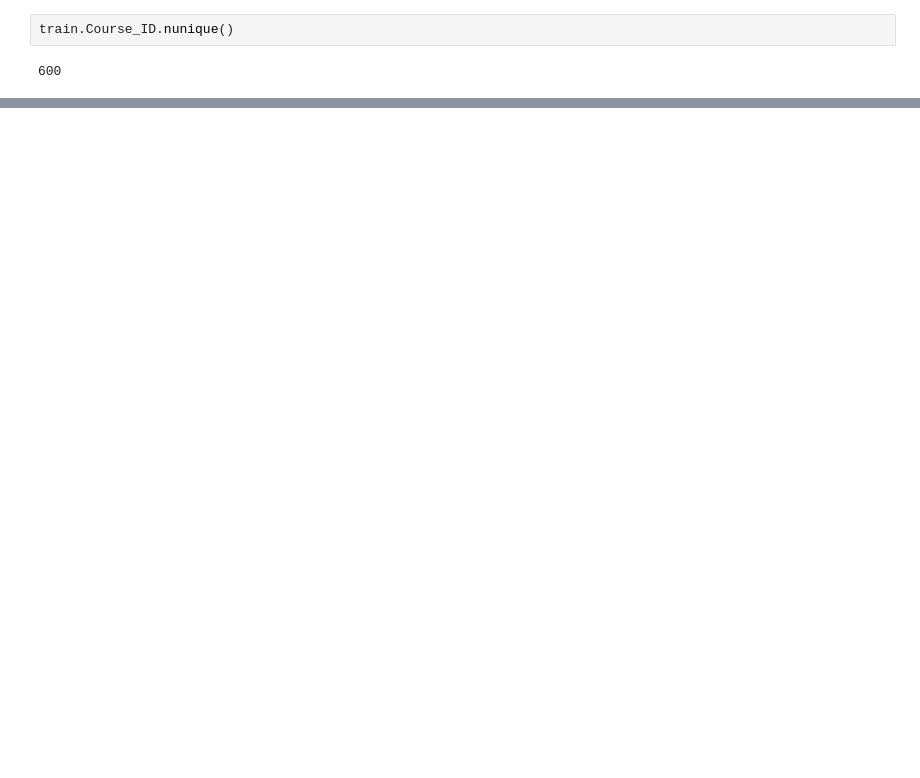
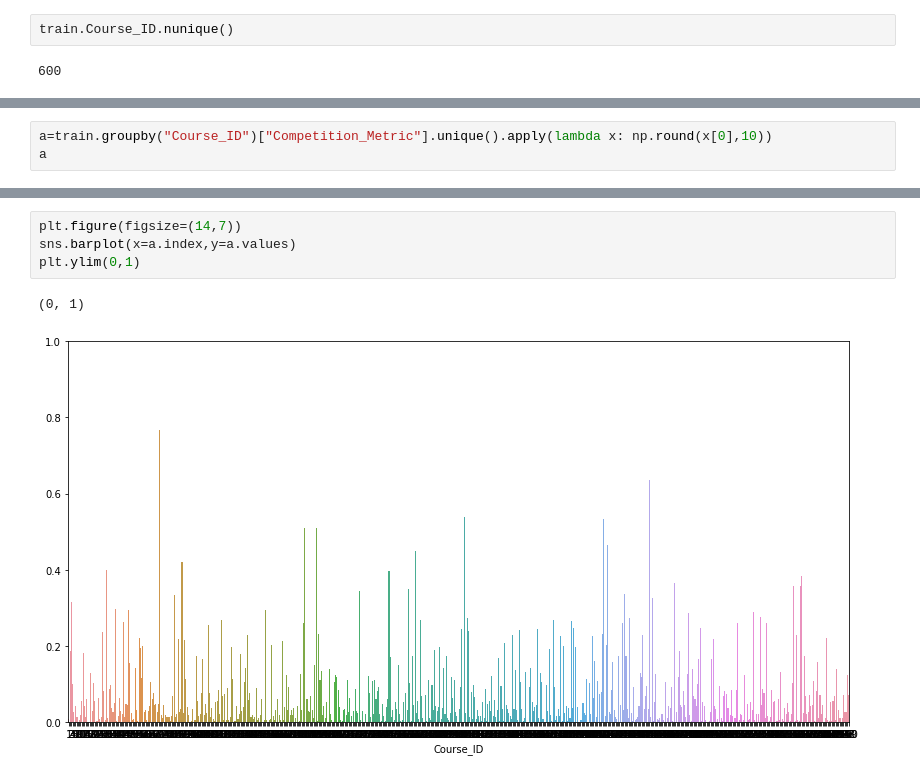
Before and after one commit to iasarthak/AV-Bootcamp-ML-Hackathon, a Jupyter notebook: Untitled.ipynb, the cells around one changed output, grey strips where cells are left out. Saved outputs shown, nothing was run; the diff lists cells and outputs as text; blank space fills up the shorter version.

```diff
--- a/Untitled.ipynb
+++ b/Untitled.ipynb
@@ -355,0 +449,3 @@ sample_sub.head()
+# %%
+a=train.groupby("Course_ID")["Competition_Metric"].unique().apply(lambda x: np.round(x[0],10))
+a
@@ -355,0 +466,7 @@ sample_sub.head()
+# %%
+plt.figure(figsize=(14,7))
+sns.barplot(x=a.index,y=a.values)
+plt.ylim(0,1)
+# %% [output]
+(0, 1)
+[figure, added]
```
Also changed, not shown: parts of 90 cells of this notebook.
